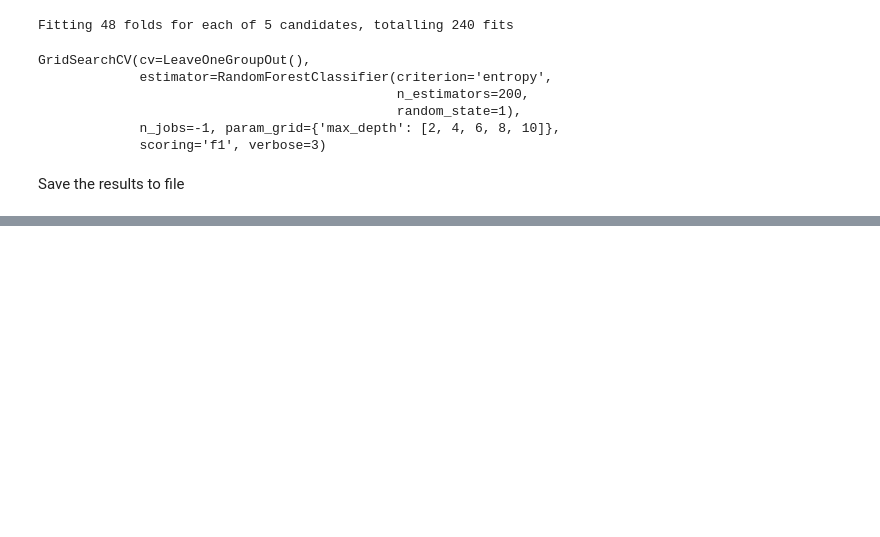
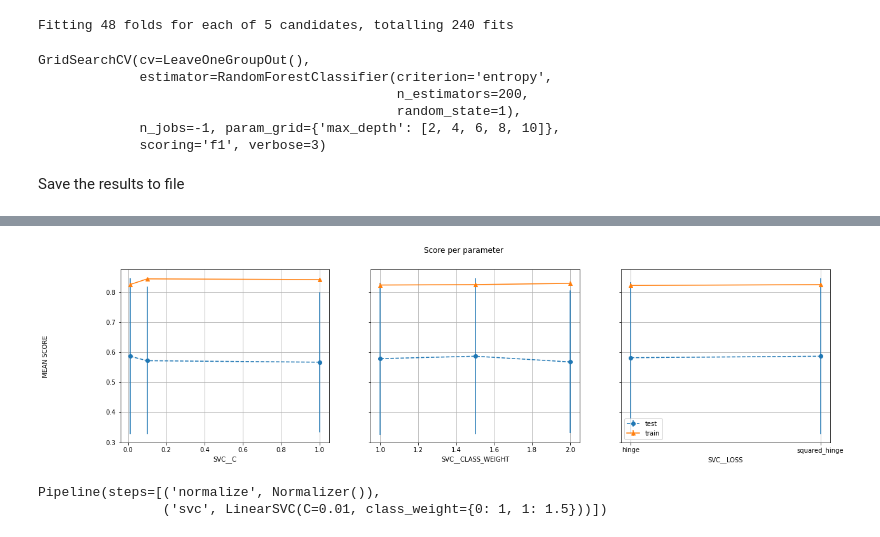
Before and after one commit to mikrzol/ML_bacteriophage_host_predicting, a Jupyter notebook: hyperparameter_tuning.ipynb, the cells around one changed output, grey strips where cells are left out. Drawn from its saved outputs; the diff is of its cells as text; code cells hidden in the pictures; blank space fills up the shorter version.

```diff
--- a/hyperparameter_tuning.ipynb
+++ b/hyperparameter_tuning.ipynb
@@ -156,0 +207,18 @@ RandomForestClassifier(criterion='entropy', max_depth=4, n_estimators=200,
+# %%
+from sklearn.model_selection import GridSearchCV
+from sklearn.preprocessing import Normalizer
+from sklearn.model_selection import LeaveOneGroupOut
+from sklearn.pipeline import Pipeline
+from sklearn.svm import LinearSVC
+
+logo = LeaveOneGroupOut()
+pipe = Pipeline([
+    ('normalize', Normalizer()),
+    ('svc', LinearSVC())
+])
+
+params = {
+    'svc__loss': ['hinge', 'squared_hinge'],
+    'svc__C': [0.01, 0.1, 1],
+    'svc__class_weight': [{0:1, 1:1},{0:1, 1:1.5}, {0:1, 1:2}]
+}
@@ -156,0 +428,9 @@ RandomForestClassifier(criterion='entropy', max_depth=4, n_estimators=200,
+# %%
+plot_all_gridsearch_results(clf_lin_svc)
+# %% [output]
+[figure, added]
+# %%
+clf_lin_svc.best_estimator_
+# %% [output]
+Pipeline(steps=[('normalize', Normalizer()),
+                ('svc', LinearSVC(C=0.01, class_weight={0: 1, 1: 1.5}))])
```
Also changed, not shown: parts of 79 cells of this notebook.
